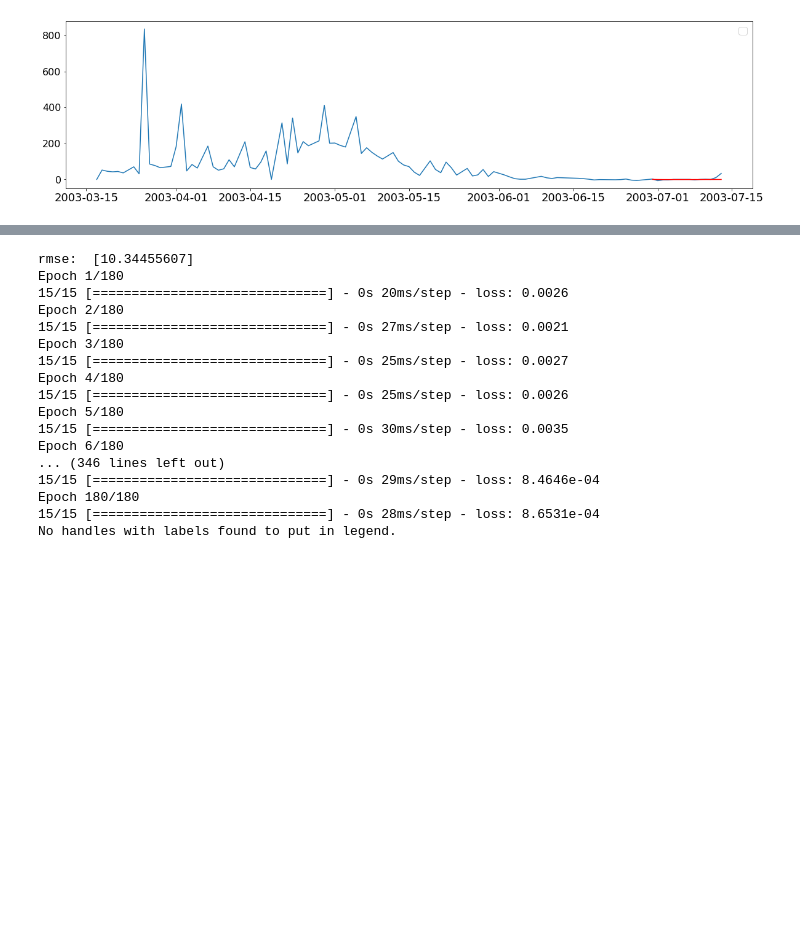
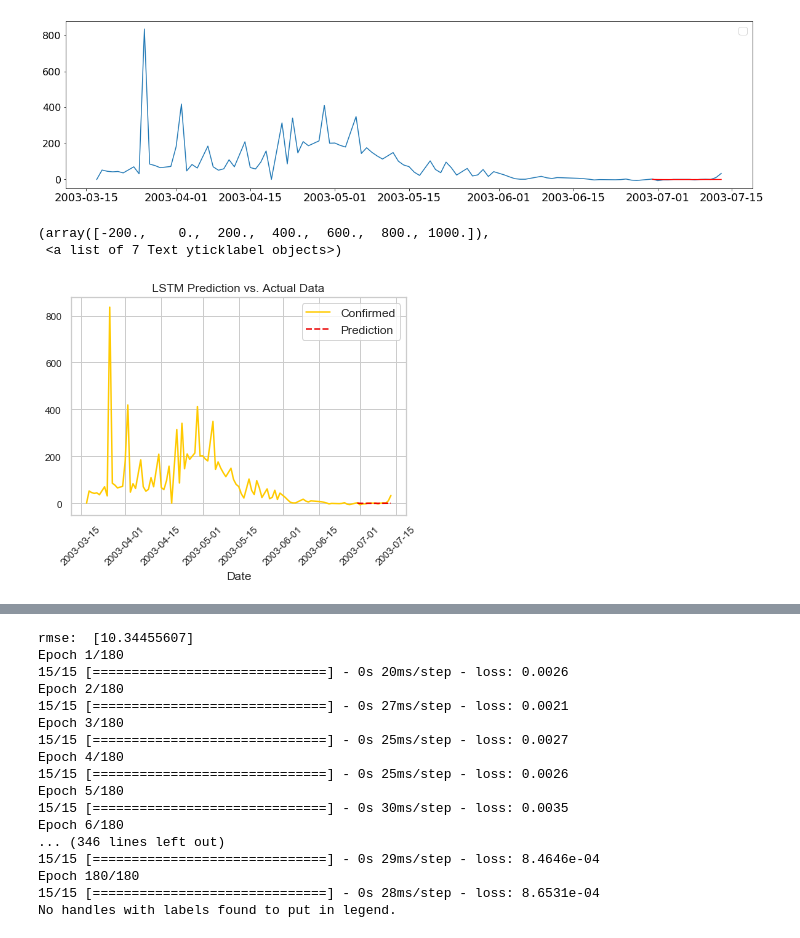
Before and after one commit to Skye-FY/Ironhack_Final_Project, a Jupyter notebook: code/LSTM_.ipynb, the cells around one changed output, grey strips where cells are left out. Cells and saved outputs as stored; diff of their text form; code cells hidden in the pictures; blank space fills up the shorter version.

Commit message:
lstm

```diff
--- a/code/LSTM_.ipynb
+++ b/code/LSTM_.ipynb
@@ -101,3 +86,15 @@ Epoch 180/180
 13/13 [==============================] - 0s 18ms/step - loss: 0.0031
 No handles with labels found to put in legend.
 [figure]
+# %%
+sns.set(style='whitegrid')
+palette=sns.color_palette('hot_r',2)
+ax = sns.lineplot(data=df_test,style='Prediction',size=(20,5),palette=palette,hue='Prediction')
+plt.title('LSTM Prediction vs. Actual Data')
+plt.legend(loc='best', fontsize='medium')
+plt.xticks(fontsize=10,rotation=45)
+plt.yticks(fontsize=10)
+# %% [output]
+(array([-200.,    0.,  200.,  400.,  600.,  800., 1000.]),
+ <a list of 7 Text yticklabel objects>)
+[figure, added]
```
Also changed, not shown: parts of 5 cells of this notebook, 9 other files.
